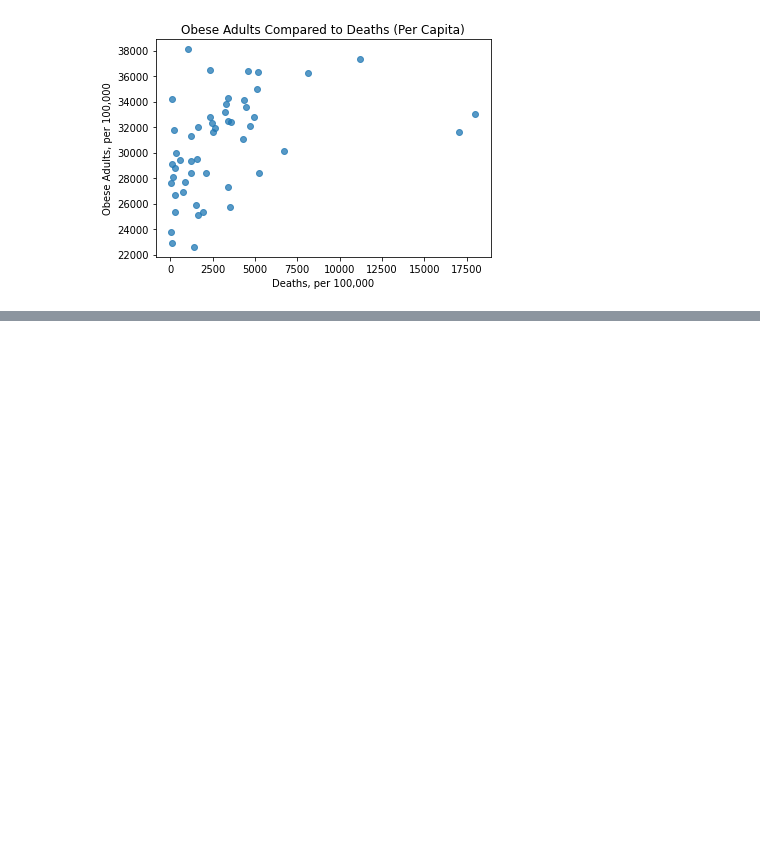
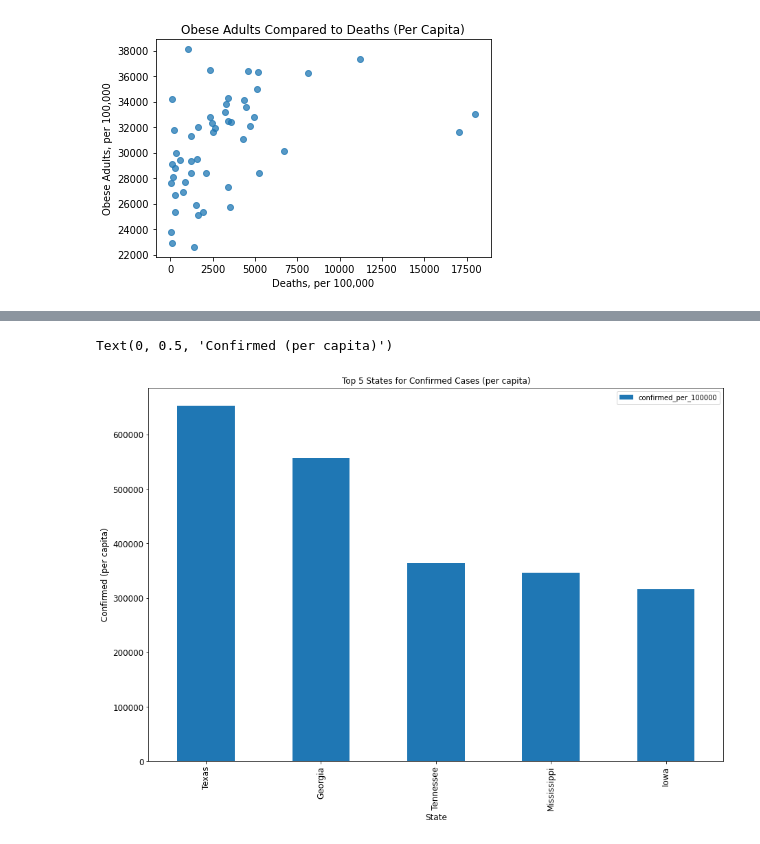
Before and after one commit to teresaflicek/Covid19-Societal-Impacts, a Jupyter notebook: Colorado.ipynb, the cells around one changed output, grey strips where cells are left out. Saved outputs shown, nothing was run; the diff lists cells and outputs as text; code cells hidden in the pictures; blank space fills up the shorter version.

Commit message:
added more bar graphs for per capita

```diff
--- a/Colorado.ipynb
+++ b/Colorado.ipynb
@@ -712,0 +723,4 @@ r-squared: nan
+# %%
+comb_pc_conf_dfc1 = comb_pc_all_df.sort_values(['confirmed_per_100000'], ascending=False)
+bar_pc_df= comb_pc_conf_dfc1.iloc[0:5,1]
+bar_pc_df
@@ -712,0 +735,9 @@ r-squared: nan
+# %%
+# top 5 states for confirmed
+
+ax = bar_pc_df.plot(kind='bar', title ="Top 5 States for Confirmed Cases (per capita)",figsize=(15,10),legend=True, fontsize=12)
+ax.set_xlabel("State",fontsize=12)
+ax.set_ylabel("Confirmed (per capita)",fontsize=12)
+# %% [output]
+Text(0, 0.5, 'Confirmed (per capita)')
+[figure, added]
```
Also changed, not shown: parts of 10 cells of this notebook.
